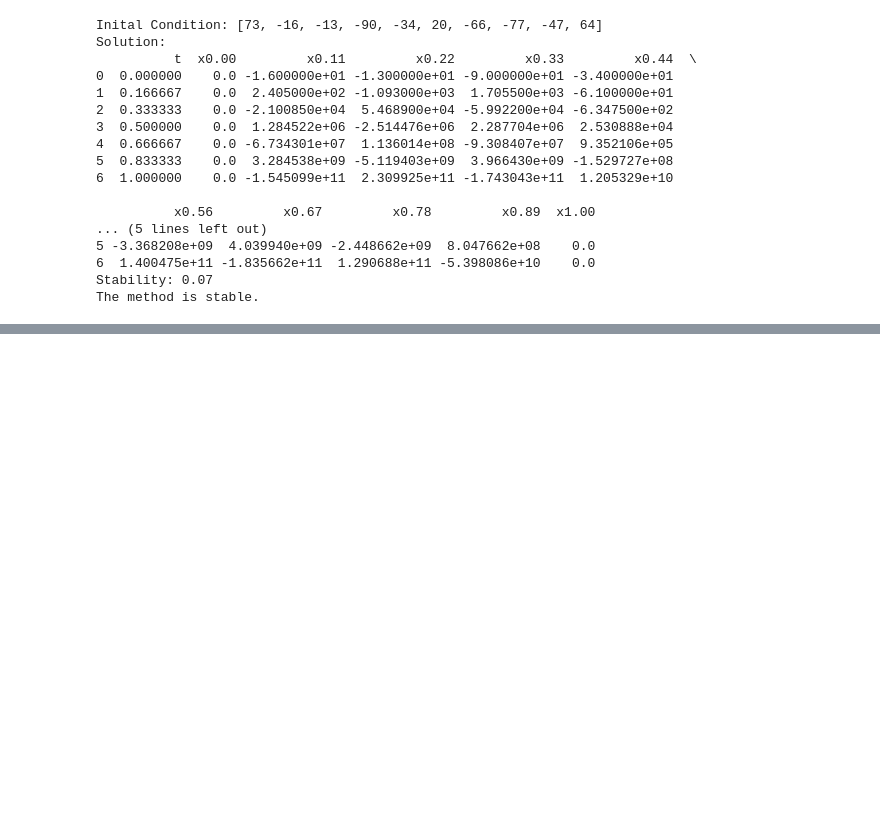
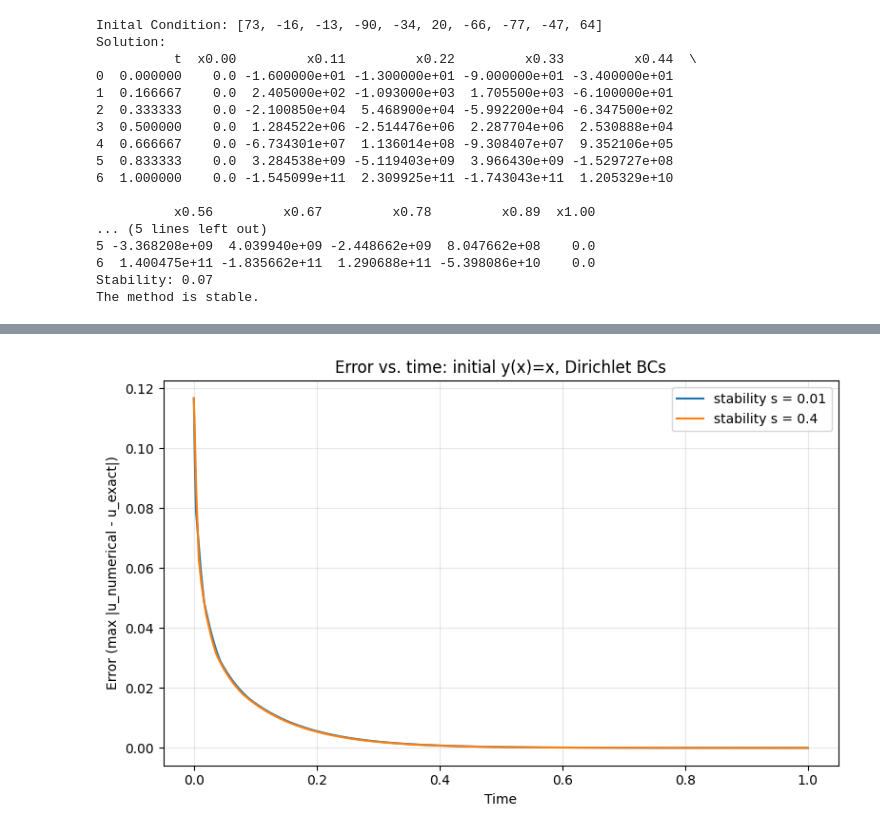
Before and after one commit to gweiks/finiteDifferenceMethod, a Jupyter notebook: main.ipynb, the cells around one changed output, grey strips where cells are left out. Saved outputs shown, nothing was run; the diff lists cells and outputs as text; code cells hidden in the pictures; blank space fills up the shorter version.

Commit message:
added analytic solution to heat eq

```diff
--- a/main.ipynb
+++ b/main.ipynb
@@ -124,0 +171,10 @@ The method is stable.
+# %%
+import math
+
+def sample_function(f, L, num_points):
+    """Sample the function f at equal intervals over [0, L] (inclusive)."""
+    if num_points < 2:
+        raise ValueError("num_points must be 2 or more")
+    step = L / (num_points - 1)
+    samples = [f(step * i) for i in range(num_points)]
+    return samples
@@ -124,0 +312,42 @@ The method is stable.
+# %%
+import matplotlib.pyplot as plt
+
+# Parameters: initial condition y(x) = x, Dirichlet BCs u(0,t)=0, u(1,t)=1
+L = 1.0
+T = 1.0
+c = 1.0
+n = 10  # number of space intervals (n+1 points)
+
+# Initial condition via sample_function: y(x) = x
+initial = sample_function(lambda x: math.sin(x), L, n + 1)
+
+# Dirichlet boundary conditions (fixed endpoints for all time)
+# u(0, t) = 0, u(L, t) = L = 1
+stability_values = [0.01, 0.4]
+
+# For s = c^2 * k / h^2 with h = L/n, k = T/m  =>  s = n^2/m  =>  m = n^2/s
+m_per_s = [max(2, int(n**2 / s)) for s in stability_values]
+
+plt.figure(figsize=(8, 5))
+for s, m in zip(stability_values, m_per_s):
+    left_bc = [0.0] * (m + 1)
+    right_bc = [L] * (m + 1)  # u(L,t) = L = 1
+    grid = heat_fdm(initial, left_bc, right_bc, L=L, T=T, c=c)
+    t_vals = grid["t"].values
+    # Error at each time: max over x of |u(x,t) - x|
+    errors = []
+    for j in range(len(t_vals)):
+        u_row = grid.drop(columns="t").iloc[j].values
+        err = np.max(np.abs(u_row - x_exact))
+        errors.append(err)
+    plt.plot(t_vals, errors, label=f"stability s = {s}")
+
+plt.xlabel("Time")
+plt.ylabel("Error (max |u_numerical - u_exact|)")
+plt.title("Error vs. time: initial y(x)=x, Dirichlet BCs")
+plt.legend()
+plt.grid(True, alpha=0.3)
+plt.tight_layout()
+plt.show()
+# %% [output]
+[figure, added]
```
Also changed, not shown: parts of 7 cells of this notebook.
